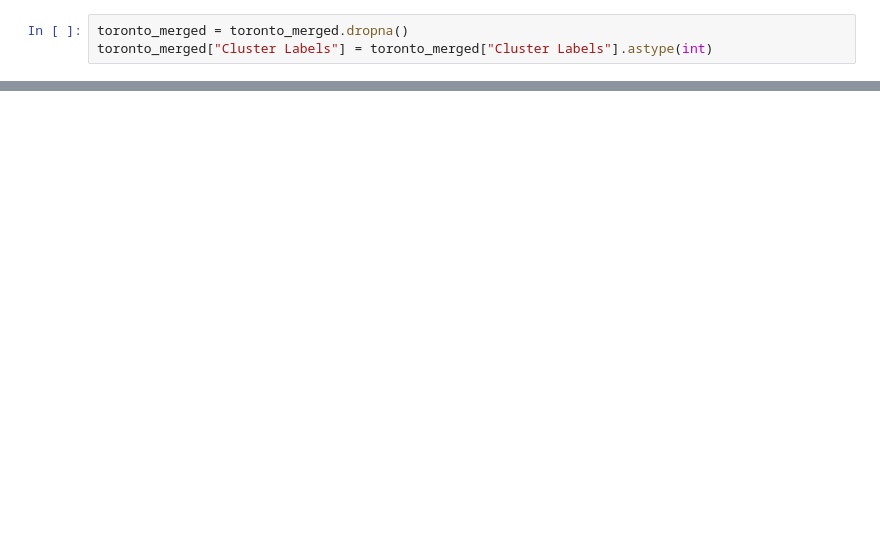
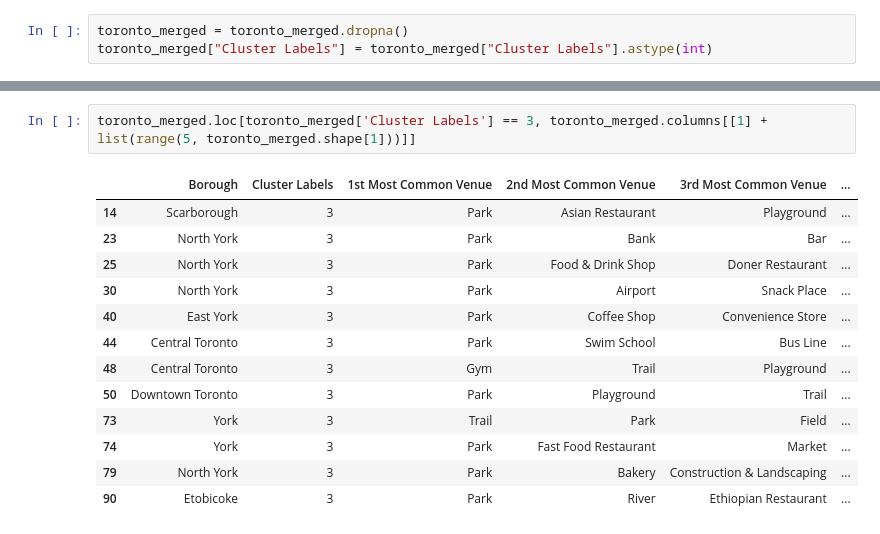
Before and after one commit to nhohung/github_example, a Jupyter notebook: SegmentCluster_Toronto_Week3.ipynb, the cells around one changed output, grey strips where cells are left out. Cells and saved outputs as stored; diff of their text form; blank space fills up the shorter version.

```diff
--- a/SegmentCluster_Toronto_Week3.ipynb
+++ b/SegmentCluster_Toronto_Week3.ipynb
@@ -292,0 +337,16 @@ toronto_merged["Cluster Labels"] = toronto_merged["Cluster Labels"].astype(int)
+# %%
+toronto_merged.loc[toronto_merged['Cluster Labels'] == 3, toronto_merged.columns[[1] + list(range(5, toronto_merged.shape[1]))]]
+# %% [output]
+|  | Borough | Cluster Labels | 1st Most Common Venue | 2nd Most Common Venue | 3rd Most Common Venue | ... |
+| 14 | Scarborough | 3 | Park | Asian Restaurant | Playground | ... |
+| 23 | North York | 3 | Park | Bank | Bar | ... |
+| 25 | North York | 3 | Park | Food & Drink Shop | Doner Restaurant | ... |
+| 30 | North York | 3 | Park | Airport | Snack Place | ... |
+| 40 | East York | 3 | Park | Coffee Shop | Convenience Store | ... |
+| 44 | Central Toronto | 3 | Park | Swim School | Bus Line | ... |
+| 48 | Central Toronto | 3 | Gym | Trail | Playground | ... |
+| 50 | Downtown Toronto | 3 | Park | Playground | Trail | ... |
+| 73 | York | 3 | Trail | Park | Field | ... |
+| 74 | York | 3 | Park | Fast Food Restaurant | Market | ... |
+| 79 | North York | 3 | Park | Bakery | Construction & Landscaping | ... |
+| 90 | Etobicoke | 3 | Park | River | Ethiopian Restaurant | ... |
```
Also changed, not shown: parts of 22 cells of this notebook.
